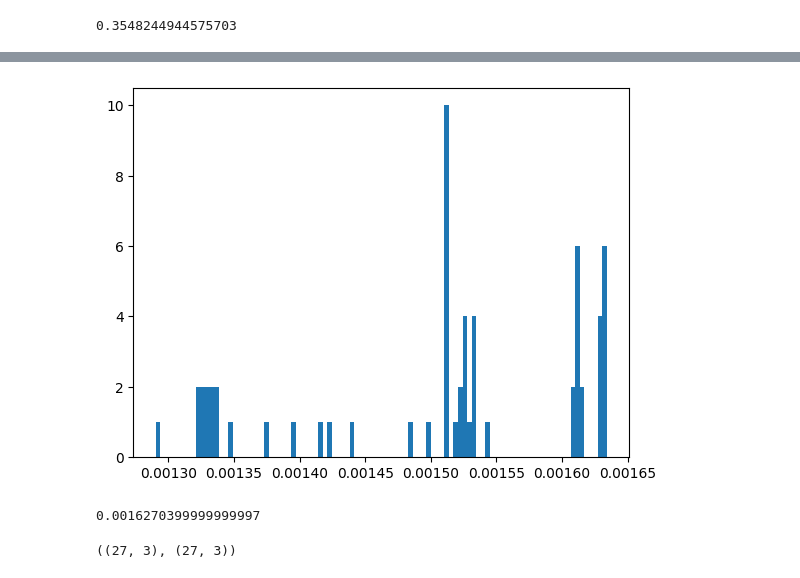
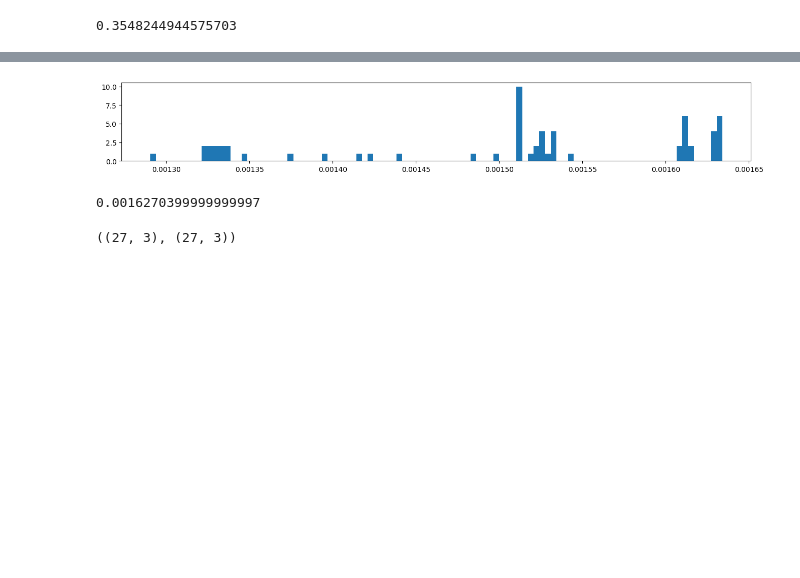
Before and after one commit to gyakusu/Mophing, a Jupyter notebook: python/BearingGeometry.ipynb, the cells around one changed output, grey strips where cells are left out. Cells and saved outputs as stored; diff of their text form; code cells hidden in the pictures; blank space fills up the shorter version.

```diff
--- a/python/BearingGeometry.ipynb
+++ b/python/BearingGeometry.ipynb
@@ -262,8 +286,9 @@ plt.show()
 # %%
+plt.figure(figsize=(16,2))
 plt.hist((-z_apt + points[:,2])[points[:,2]>2.25e-3], bins=100)
 plt.show()
 # %% [output]
-[figure, old version]
+[figure, new version]
 # %%
 -0.769e-3 + 2.45e-3 - 0.152e-3 * 0.355
 # %% [output]
```
Also changed, not shown: parts of 7 cells of this notebook, 5 other files.
